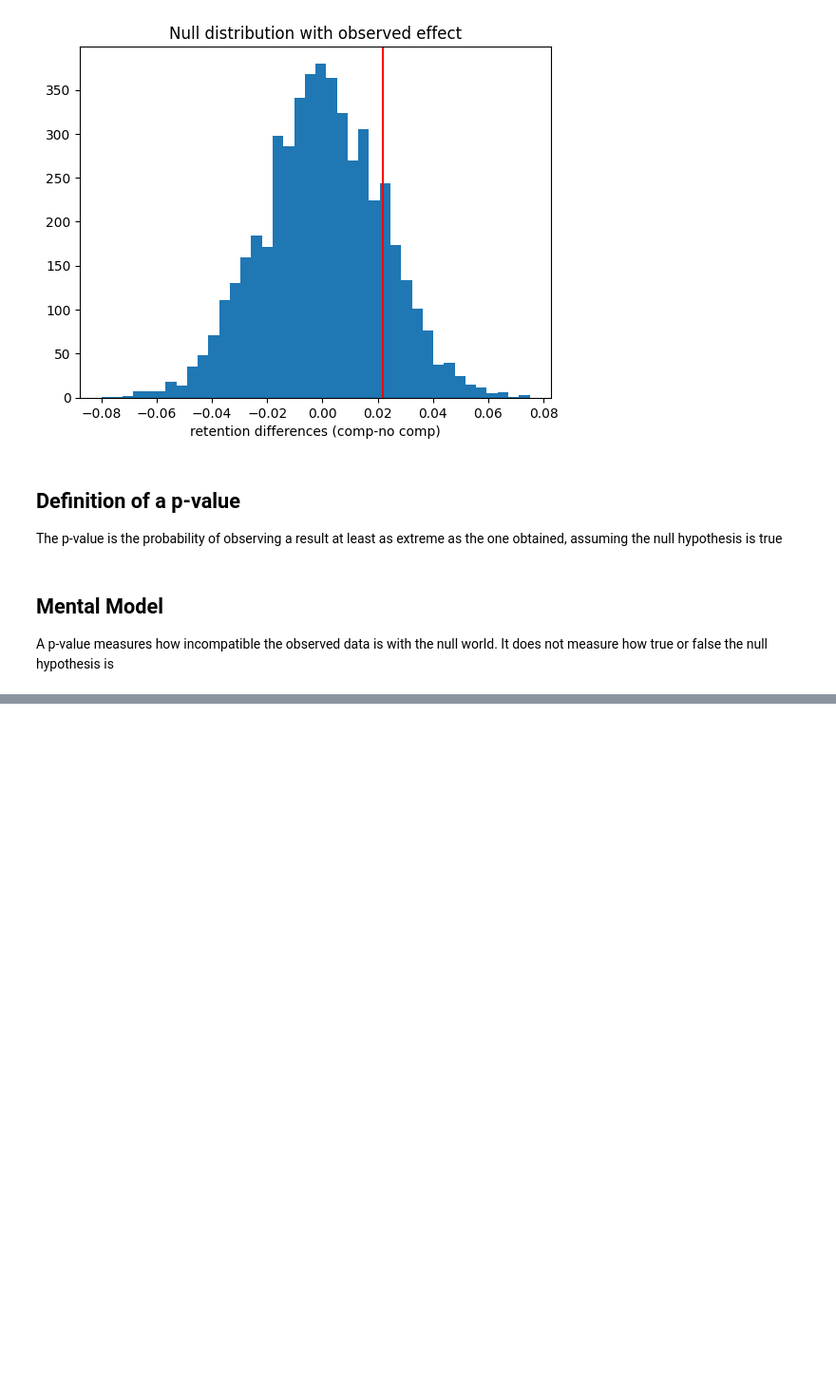
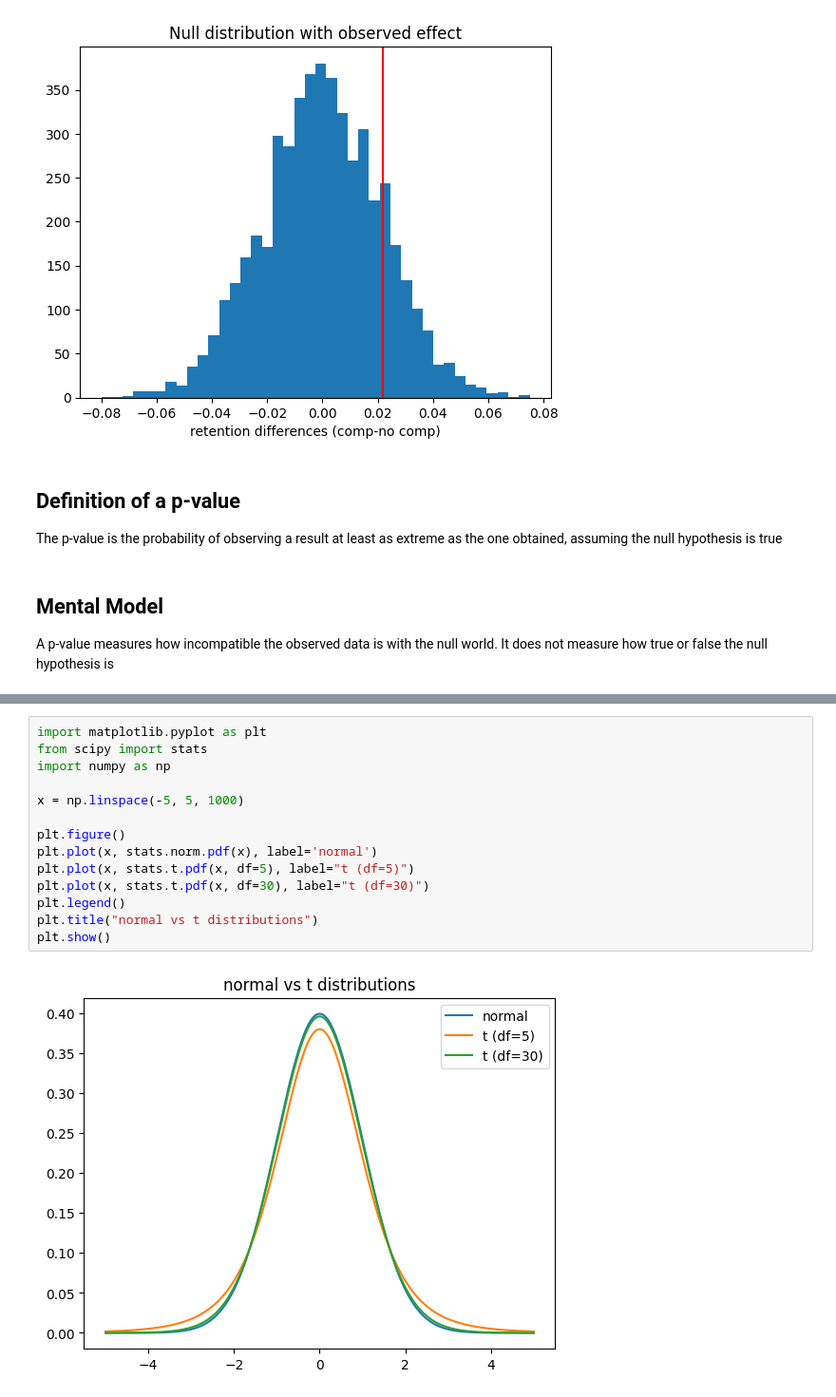
Before and after one commit to julie-dfx/causal-decision-analytics, a Jupyter notebook: 00_reboot_07_hypothesis_testing.ipynb, the cells around one changed output, grey strips where cells are left out. Shown at 95% size. Drawn from its saved outputs; the diff is of its cells as text; blank space fills up the shorter version.

```diff
--- a/00_reboot_07_hypothesis_testing.ipynb
+++ b/00_reboot_07_hypothesis_testing.ipynb
@@ -152,0 +209,16 @@ It does not measure how true or false the null hypothesis is
+# %%
+import matplotlib.pyplot as plt
+from scipy import stats
+import numpy as np
+
+x = np.linspace(-5, 5, 1000)
+
+plt.figure()
+plt.plot(x, stats.norm.pdf(x), label='normal')
+plt.plot(x, stats.t.pdf(x, df=5), label="t (df=5)")
+plt.plot(x, stats.t.pdf(x, df=30), label="t (df=30)")
+plt.legend()
+plt.title("normal vs t distributions")
+plt.show()
+# %% [output]
+[figure, added]
```
Also changed, not shown: parts of 14 cells of this notebook.
